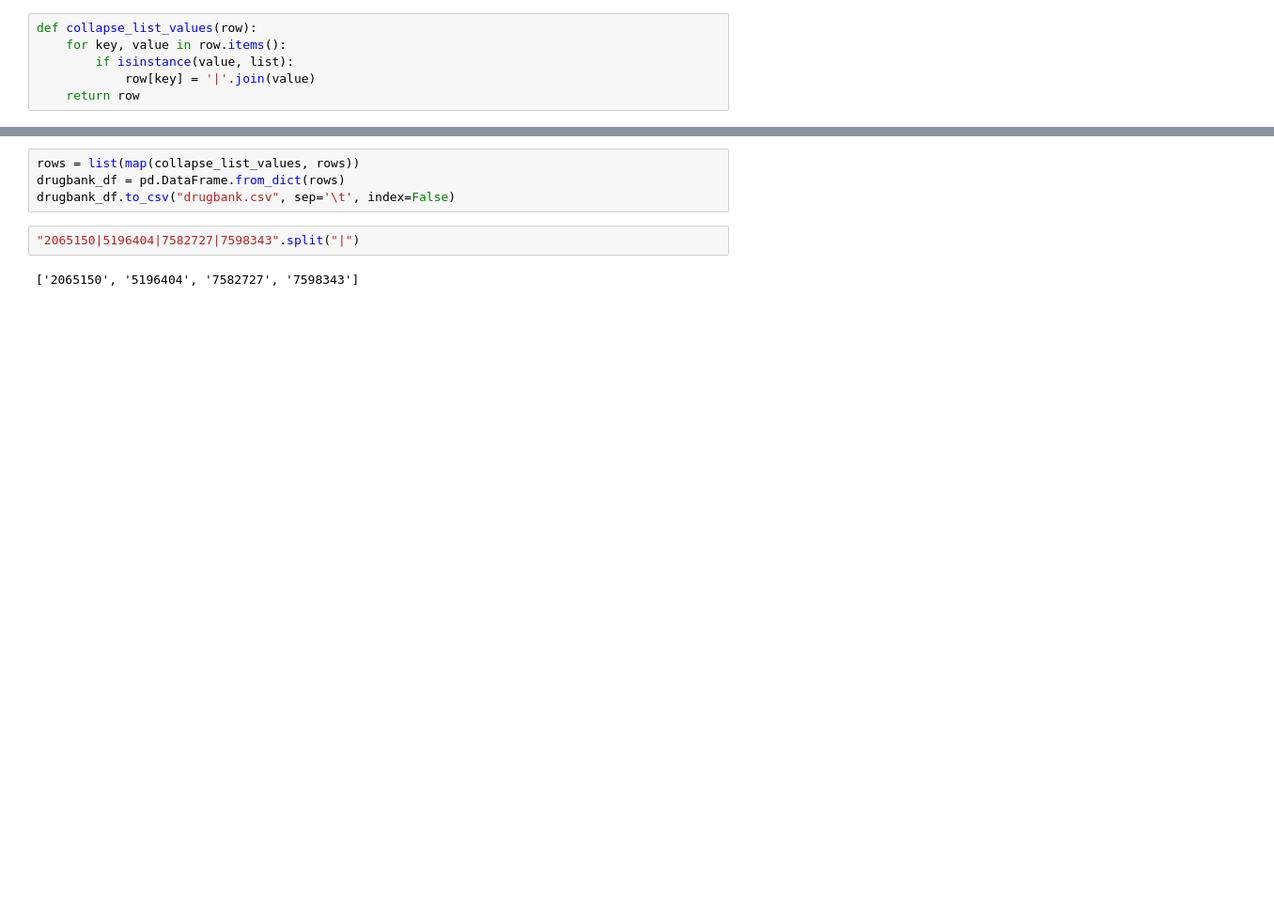
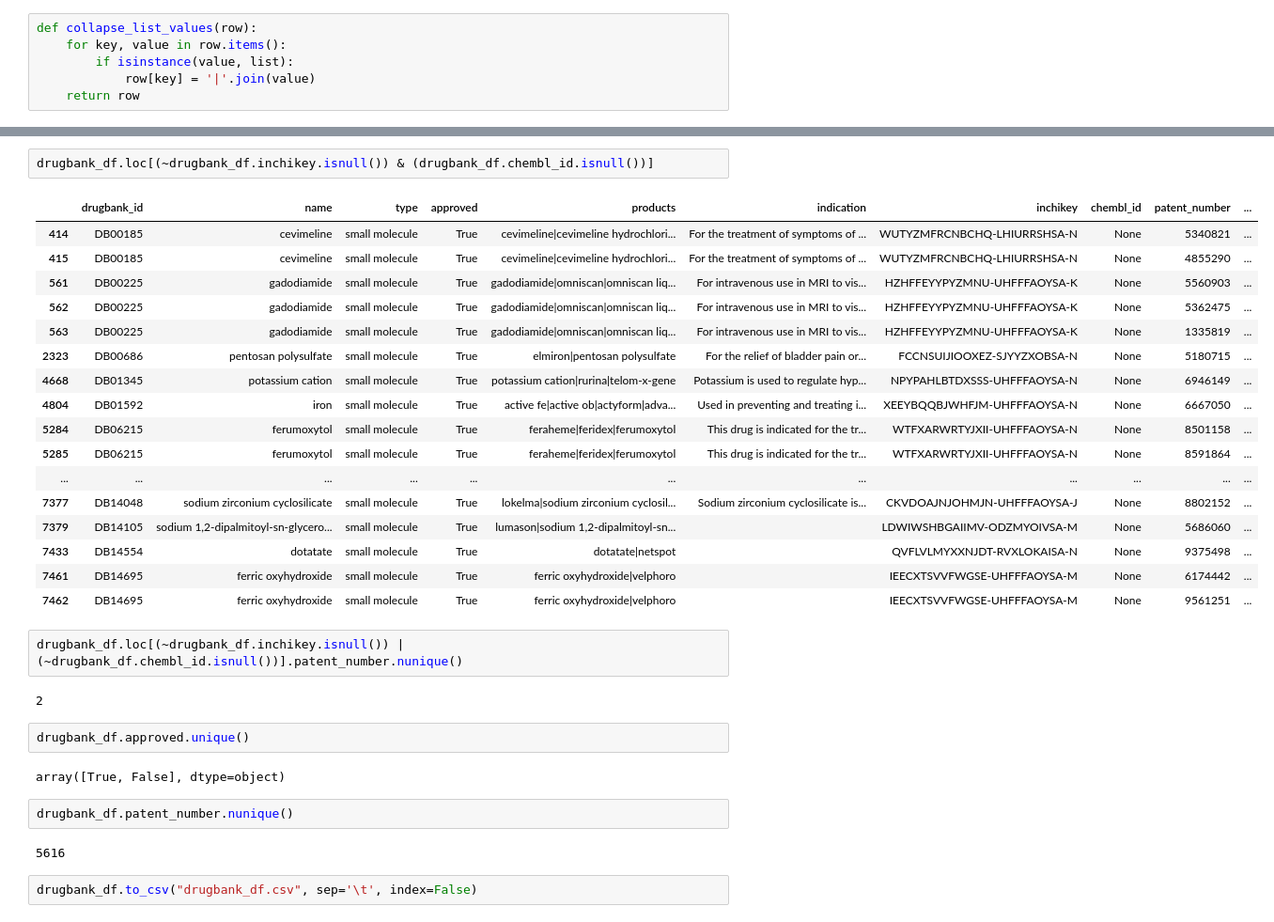
Before and after one commit to jaeyoon-jung/thesis, a Jupyter notebook: drugbank.ipynb, the cells around one changed output, grey strips where cells are left out. Shown: that part at 94% size. Drawn from its saved outputs; the diff is of its cells as text; blank space fills up the shorter version.

```diff
--- a/drugbank.ipynb
+++ b/drugbank.ipynb
@@ -42,8 +96,34 @@ for i, drug in enumerate(root):
+# %%
+drugbank_df.loc[(~drugbank_df.inchikey.isnull()) & (drugbank_df.chembl_id.isnull())]
+# %% [output]
+|  | drugbank_id | name | type | approved | products | indication | inchikey | chembl_id | patent_number | ... |
+| 414 | DB00185 | cevimeline | small molecule | True | cevimeline|cevimeline hydrochlori... | For the treatment of symptoms of ... | WUTYZMFRCNBCHQ-LHIURRSHSA-N | None | 5340821 | ... |
+| 415 | DB00185 | cevimeline | small molecule | True | cevimeline|cevimeline hydrochlori... | For the treatment of symptoms of ... | WUTYZMFRCNBCHQ-LHIURRSHSA-N | None | 4855290 | ... |
+| 561 | DB00225 | gadodiamide | small molecule | True | gadodiamide|omniscan|omniscan liq... | For intravenous use in MRI to vis... | HZHFFEYYPYZMNU-UHFFFAOYSA-K | None | 5560903 | ... |
+| 562 | DB00225 | gadodiamide | small molecule | True | gadodiamide|omniscan|omniscan liq... | For intravenous use in MRI to vis... | HZHFFEYYPYZMNU-UHFFFAOYSA-K | None | 5362475 | ... |
+| 563 | DB00225 | gadodiamide | small molecule | True | gadodiamide|omniscan|omniscan liq... | For intravenous use in MRI to vis... | HZHFFEYYPYZMNU-UHFFFAOYSA-K | None | 1335819 | ... |
+| 2323 | DB00686 | pentosan polysulfate | small molecule | True | elmiron|pentosan polysulfate | For the relief of bladder pain or... | FCCNSUIJIOOXEZ-SJYYZXOBSA-N | None | 5180715 | ... |
+| 4668 | DB01345 | potassium cation | small molecule | True | potassium cation|rurina|telom-x-gene | Potassium is used to regulate hyp... | NPYPAHLBTDXSSS-UHFFFAOYSA-N | None | 6946149 | ... |
+| 4804 | DB01592 | iron | small molecule | True | active fe|active ob|actyform|adva... | Used in preventing and treating i... | XEEYBQQBJWHFJM-UHFFFAOYSA-N | None | 6667050 | ... |
+| 5284 | DB06215 | ferumoxytol | small molecule | True | feraheme|feridex|ferumoxytol | This drug is indicated for the tr... | WTFXARWRTYJXII-UHFFFAOYSA-N | None | 8501158 | ... |
+| 5285 | DB06215 | ferumoxytol | small molecule | True | feraheme|feridex|ferumoxytol | This drug is indicated for the tr... | WTFXARWRTYJXII-UHFFFAOYSA-N | None | 8591864 | ... |
+| ... | ... | ... | ... | ... | ... | ... | ... | ... | ... | ... |
+| 7377 | DB14048 | sodium zirconium cyclosilicate | small molecule | True | lokelma|sodium zirconium cyclosil... | Sodium zirconium cyclosilicate is... | CKVDOAJNJOHMJN-UHFFFAOYSA-J | None | 8802152 | ... |
+| 7379 | DB14105 | sodium 1,2-dipalmitoyl-sn-glycero... | small molecule | True | lumason|sodium 1,2-dipalmitoyl-sn... |  | LDWIWSHBGAIIMV-ODZMYOIVSA-M | None | 5686060 | ... |
+| 7433 | DB14554 | dotatate | small molecule | True | dotatate|netspot |  | QVFLVLMYXXNJDT-RVXLOKAISA-N | None | 9375498 | ... |
+| 7461 | DB14695 | ferric oxyhydroxide | small molecule | True | ferric oxyhydroxide|velphoro |  | IEECXTSVVFWGSE-UHFFFAOYSA-M | None | 6174442 | ... |
+| 7462 | DB14695 | ferric oxyhydroxide | small molecule | True | ferric oxyhydroxide|velphoro |  | IEECXTSVVFWGSE-UHFFFAOYSA-M | None | 9561251 | ... |
+# %%
+drugbank_df.loc[(~drugbank_df.inchikey.isnull()) | (~drugbank_df.chembl_id.isnull())].patent_number.nunique()
+# %% [output]
+2
+# %%
+drugbank_df.approved.unique()
+# %% [output]
+array([True, False], dtype=object)
+# %%
+drugbank_df.patent_number.nunique()
+# %% [output]
+5616
 # %%
-rows = list(map(collapse_list_values, rows))
-drugbank_df = pd.DataFrame.from_dict(rows)
-drugbank_df.to_csv("drugbank.csv", sep='\t', index=False)
+drugbank_df.to_csv("drugbank_df.csv", sep='\t', index=False)
-# %%
-"2065150|5196404|7582727|7598343".split("|")
-# %% [output]
-['2065150', '5196404', '7582727', '7598343']
```
Also changed, not shown: parts of 15 cells of this notebook, 5 other files.
